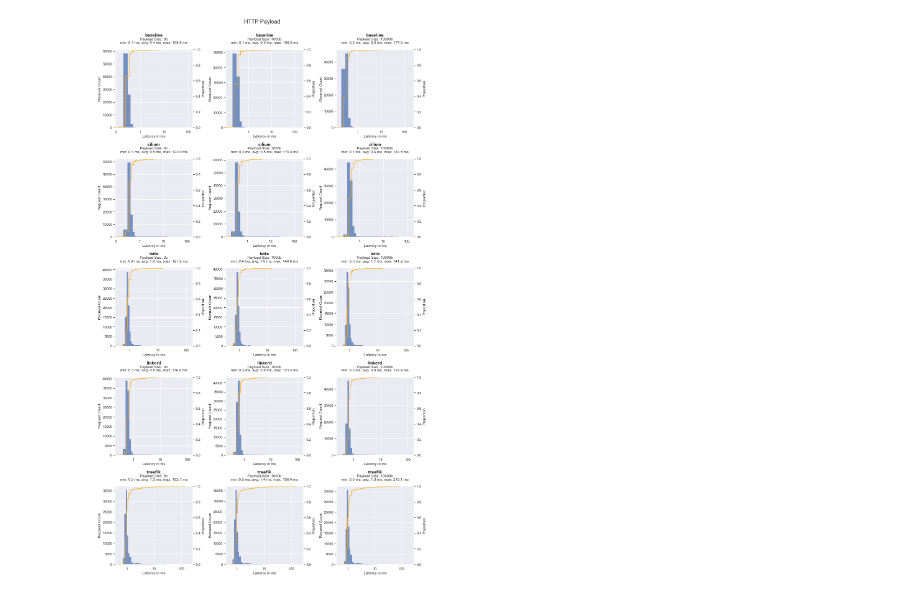
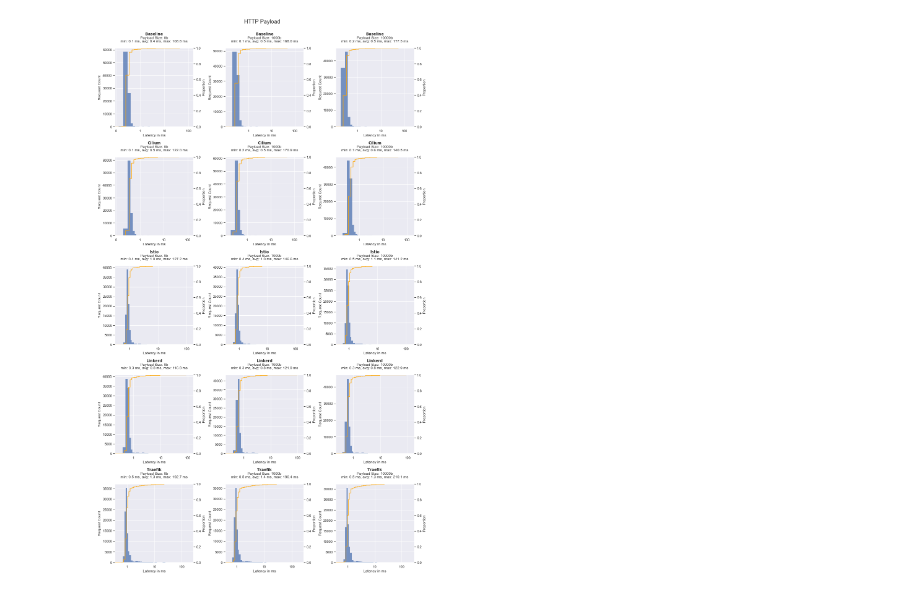
Before and after one commit to RichardBieringa/mesh-bench, a Jupyter notebook: viz/03_http_payload.ipynb, the cells around one changed output. Cells and saved outputs as stored; diff of their text form; code cells hidden in the pictures.

Commit message:
capitalized mesh names

```diff
--- a/viz/03_http_payload.ipynb
+++ b/viz/03_http_payload.ipynb
@@ -208,20 +208,20 @@ def plot_http_payload_results(mesh: str, data:pd.DataFrame, axes: matplotlib.axe
 # %%
 # Create grid of plots
 fig, axes = plt.subplots(nrows=5, ncols=3, figsize=(15, 25))
 
 # Set figure title
 fig.suptitle(f"HTTP Payload", fontsize=18, y=1)
 
 meshes = df["mesh"].unique()
 meshes.sort()
 meshes
 
 for i, m in enumerate(meshes):
     # Subset dataframe
     data = df[df["mesh"] == m]
 
-    plot_http_payload_results(mesh=m, data=data, axes=axes[i])
+    plot_http_payload_results(mesh=m.capitalize(), data=data, axes=axes[i])
 # %% [output]
-[figure, old version]
+[figure, new version]
 # %%
 fig.savefig(plot_dir / "exp_03-latency-results.pdf")
```
Also changed, not shown: 3 other files.
